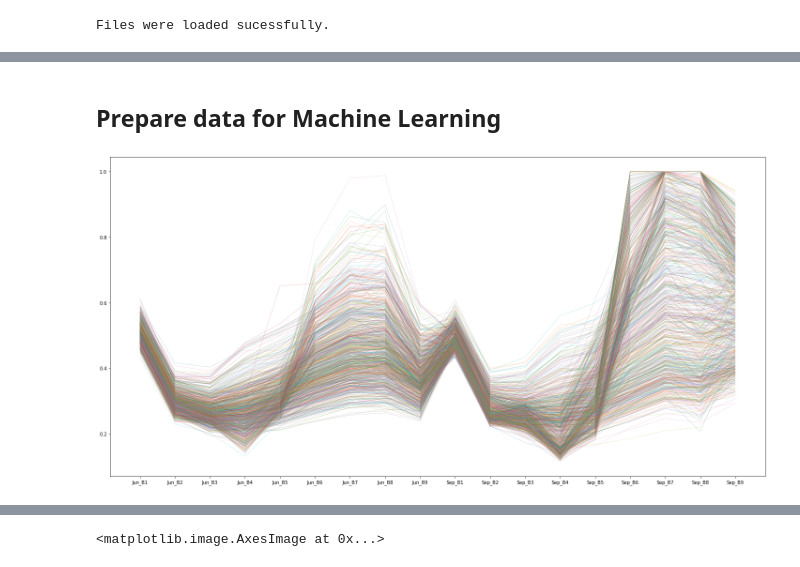
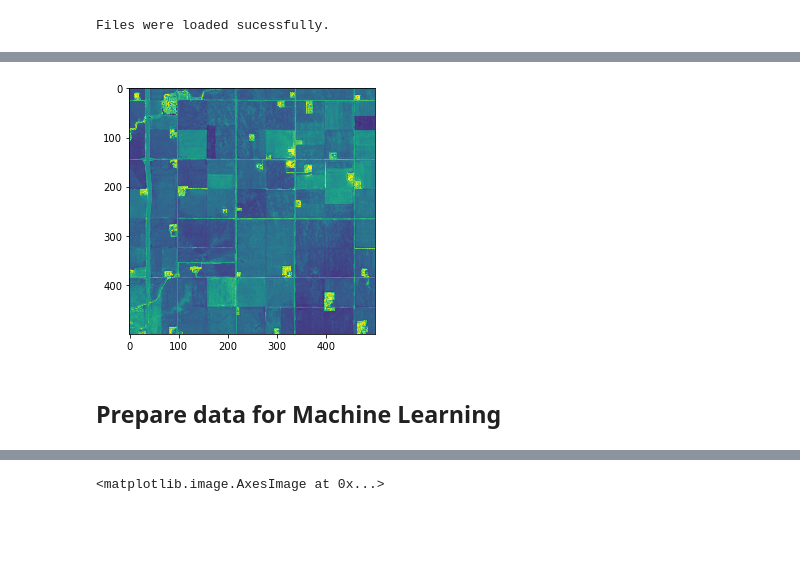
Before and after one commit to geospatial-roman/Crop_Classification_ML, a Jupyter notebook: MachineLearning_CropClassification.ipynb, the cells around one changed output, grey strips where cells are left out. Saved outputs shown, nothing was run; the diff lists cells and outputs as text; code cells hidden in the pictures; blank space fills up the shorter version.

```diff
--- a/MachineLearning_CropClassification.ipynb
+++ b/MachineLearning_CropClassification.ipynb
@@ -82,3 +87,22 @@ plt.tight_layout()
+# %%
+# reduce extent to smaller region
+small_array = []
+
+for multiband in multiband_array:
+    month = []
+
+    for array in multiband:
+
+        cutout = array[150:650, 700:1200]
+        month.append(cutout)
+
+    small_array.append(month)
+
+small_array= np.array(small_array)
+plt.imshow(small_array[0][7])
+plt.tight_layout()
+# %% [output]
+[figure, added]
 # %% [markdown]
 
 <h2> Prepare data for Machine Learning</h2>
@@ -99,8 +123,2 @@ df = df.dropna()
 X = df.drop(['Label'], axis=1)
 y = df["Label"]
-# %%
-fig, ax = plt.subplots(figsize=(20, 10))
-ax.plot(X.sample(n=800).T, linewidth=0.2)
-plt.tight_layout()
-# %% [output]
-[figure, removed]
```
Also changed, not shown: parts of 15 cells of this notebook, 1 other file.
